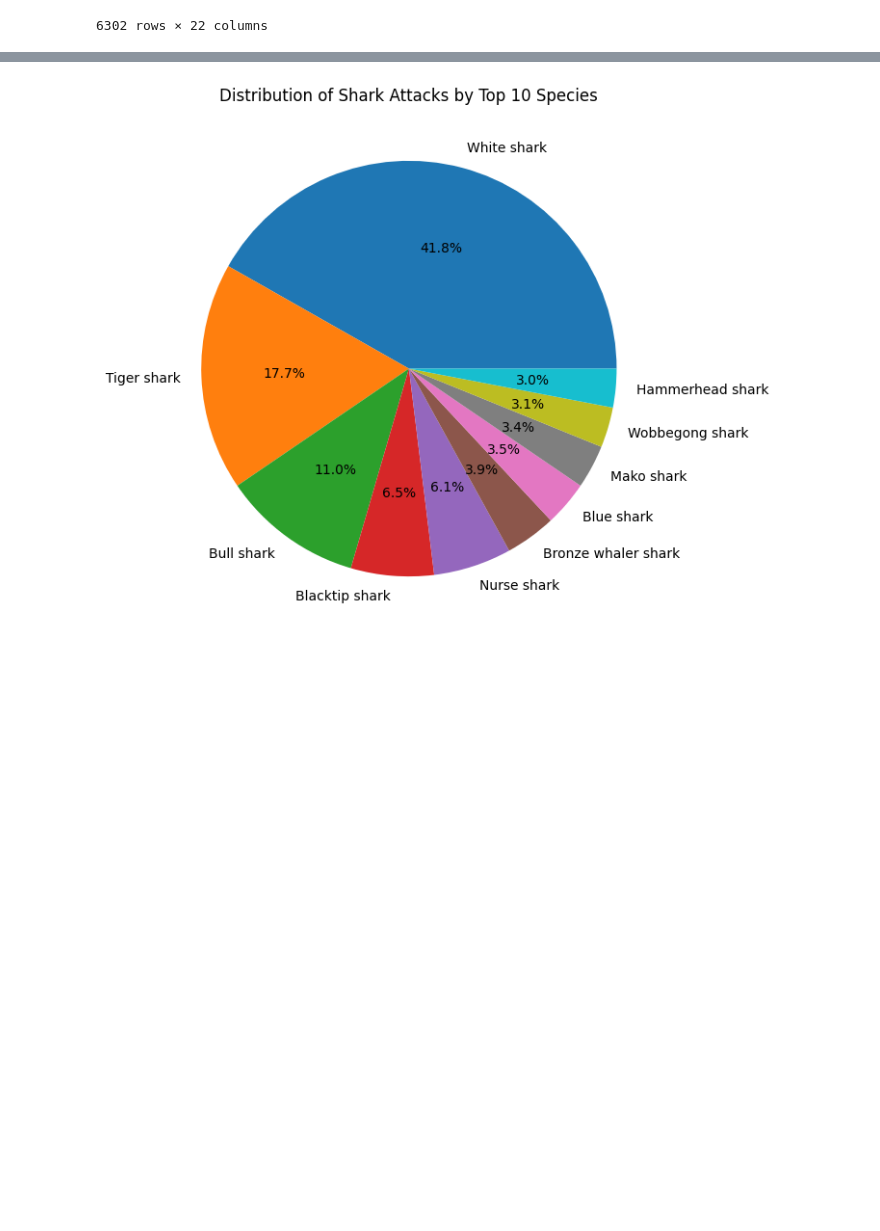
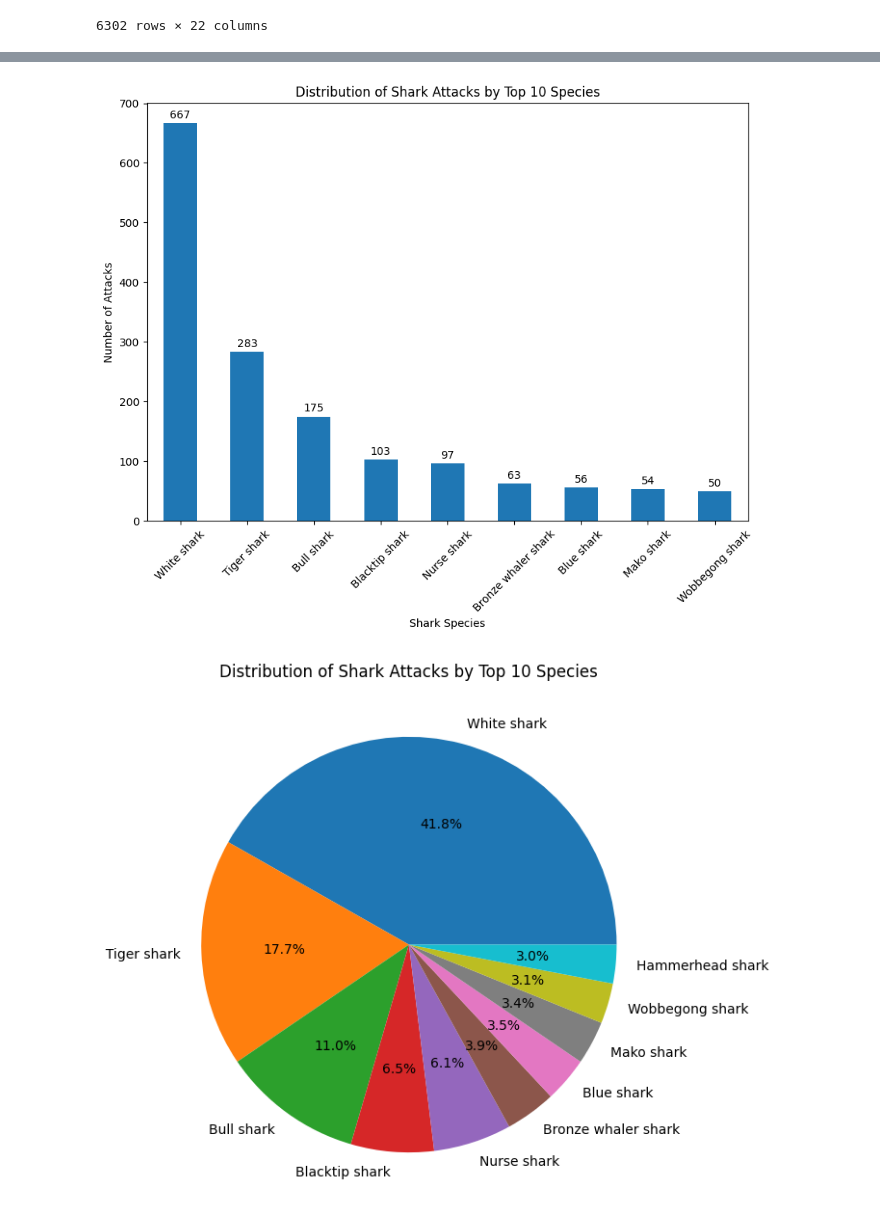
Before and after one commit to amirg33/Project_1_Sharks_attacks, a Jupyter notebook: src/visualization.ipynb, the cells around one changed output, grey strips where cells are left out. Drawn from its saved outputs; the diff is of its cells as text; code cells hidden in the pictures; blank space fills up the shorter version.

```diff
--- a/src/visualization.ipynb
+++ b/src/visualization.ipynb
@@ -77,3 +80,19 @@ plt.show()
+# %%
+from matplotlib.pyplot import xlabel
+species_counts = df['cleaned_species'].value_counts().head(10)
+
+species_counts = species_counts[species_counts.index != 'Unknown']
+
+species_counts.plot(kind='bar', figsize=(10,7))
+plt.title('Distribution of Shark Attacks by Top 10 Species')
+plt.xlabel('Shark Species')
+plt.ylabel('Number of Attacks')
+plt.xticks(rotation=45)
+for index, value in enumerate(species_counts):
+    plt.text(index, value + 8, str(value), ha='center')
+plt.show()
+# %% [output]
+[figure, added]
 # %%
 top_species_counts = species_counts.head(10)
 
```
Also changed, not shown: parts of 4 cells of this notebook, 9 other files.
